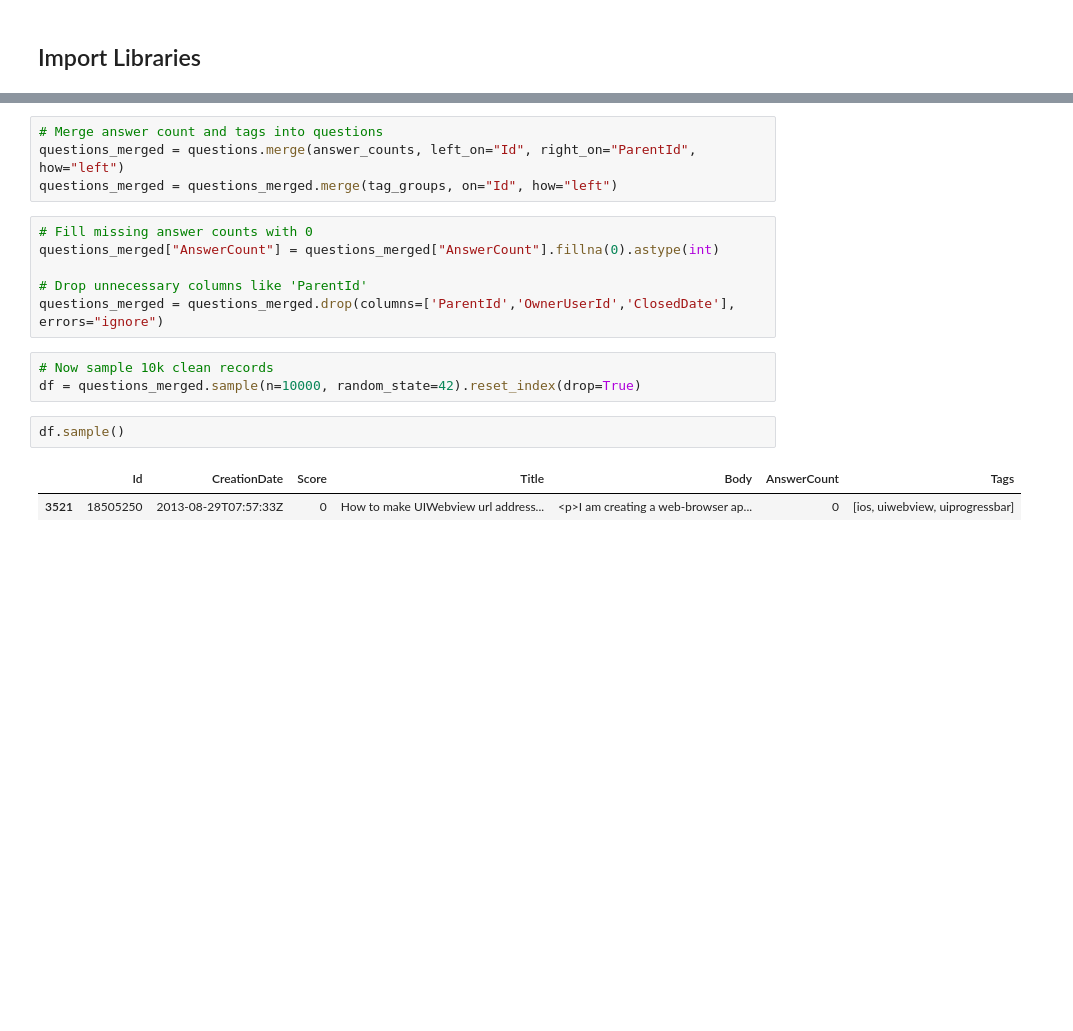
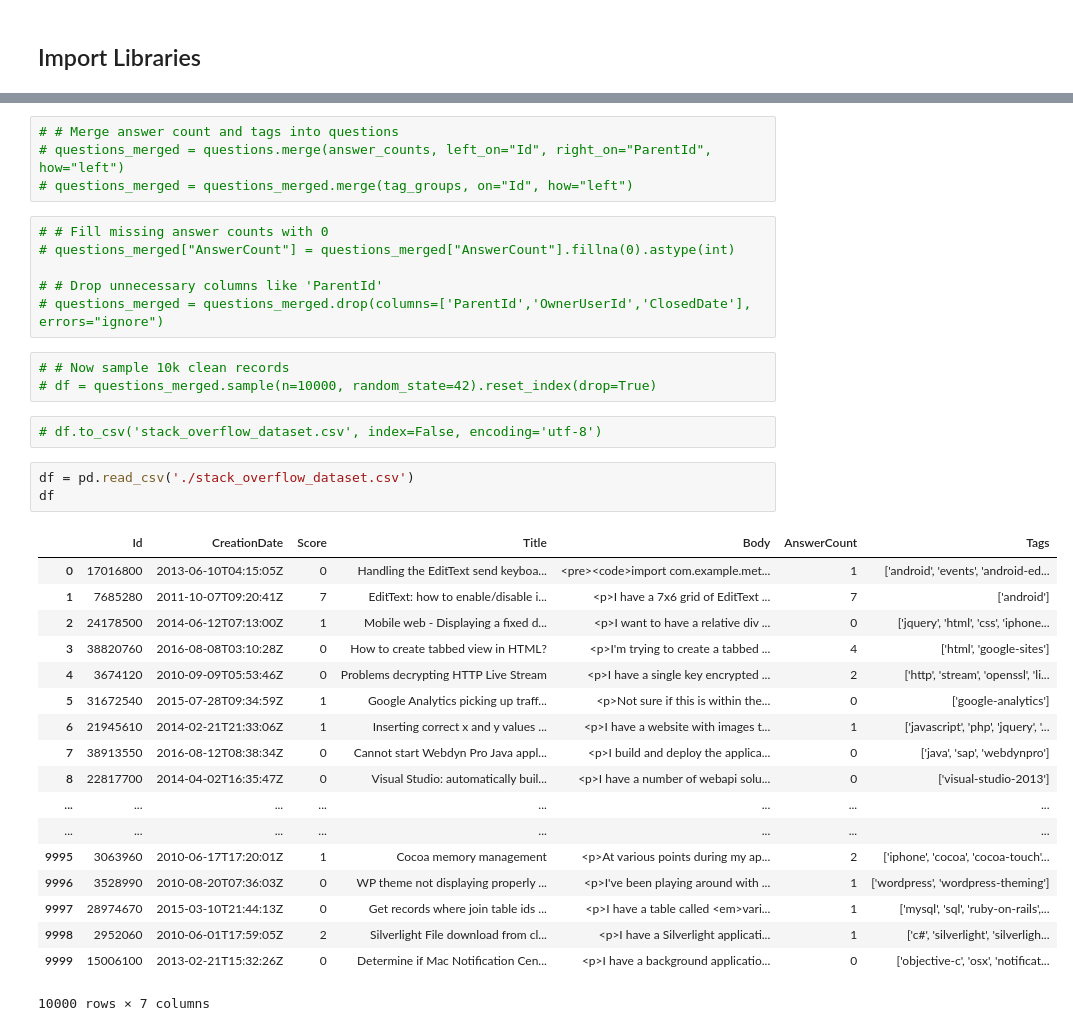
Before and after one commit to danisharain12/AutoTagger-Intelligent-Question-Tagging-with-Difficulty-Intent-Detection, a Jupyter notebook: AutoTagger Intelligent Question Tagging with Difficulty & Intent Detection/AutoTagger Intelligent Question Tagging.ipynb, the cells around one changed output, grey strips where cells are left out. Cells and saved outputs as stored; diff of their text form; blank space fills up the shorter version.

Commit message:
working on cleaning

```diff
--- a/AutoTagger Intelligent Question Tagging with Difficulty & Intent Detection/AutoTagger Intelligent Question Tagging.ipynb
+++ b/AutoTagger Intelligent Question Tagging with Difficulty & Intent Detection/AutoTagger Intelligent Question Tagging.ipynb
@@ -30,18 +34,37 @@ tag_groups = tags.groupby("Id")["Tag"].apply(list).reset_index(name="Tags")
 # %%
-# Merge answer count and tags into questions
-questions_merged = questions.merge(answer_counts, left_on="Id", right_on="ParentId", how="left")
-questions_merged = questions_merged.merge(tag_groups, on="Id", how="left")
+# # Merge answer count and tags into questions
+# questions_merged = questions.merge(answer_counts, left_on="Id", right_on="ParentId", how="left")
+# questions_merged = questions_merged.merge(tag_groups, on="Id", how="left")
 # %%
-# Fill missing answer counts with 0
-questions_merged["AnswerCount"] = questions_merged["AnswerCount"].fillna(0).astype(int)
+# # Fill missing answer counts with 0
+# questions_merged["AnswerCount"] = questions_merged["AnswerCount"].fillna(0).astype(int)
 
-# Drop unnecessary columns like 'ParentId'
-questions_merged = questions_merged.drop(columns=['ParentId','OwnerUserId','ClosedDate'], errors="ignore")
+# # Drop unnecessary columns like 'ParentId'
+# questions_merged = questions_merged.drop(columns=['ParentId','OwnerUserId','ClosedDate'], errors="ignore")
 # %%
-# Now sample 10k clean records
-df = questions_merged.sample(n=10000, random_state=42).reset_index(drop=True)
+# # Now sample 10k clean records
+# df = questions_merged.sample(n=10000, random_state=42).reset_index(drop=True)
-# %%
-df.sample()
-# %% [output]
-|  | Id | CreationDate | Score | Title | Body | AnswerCount | Tags |
-| 3521 | 18505250 | 2013-08-29T07:57:33Z | 0 | How to make UIWebview url address... | <p>I am creating a web-browser ap... | 0 | [ios, uiwebview, uiprogressbar] |
+# %%
+# df.to_csv('stack_overflow_dataset.csv', index=False, encoding='utf-8')
+# %%
+df = pd.read_csv('./stack_overflow_dataset.csv')
+df
+# %% [output]
+|  | Id | CreationDate | Score | Title | Body | AnswerCount | Tags |
+| 0 | 17016800 | 2013-06-10T04:15:05Z | 0 | Handling the EditText send keyboa... | <pre><code>import com.example.met... | 1 | ['android', 'events', 'android-ed... |
+| 1 | 7685280 | 2011-10-07T09:20:41Z | 7 | EditText: how to enable/disable i... | <p>I have a 7x6 grid of EditText ... | 7 | ['android'] |
+| 2 | 24178500 | 2014-06-12T07:13:00Z | 1 | Mobile web - Displaying a fixed d... | <p>I want to have a relative div ... | 0 | ['jquery', 'html', 'css', 'iphone... |
+| 3 | 38820760 | 2016-08-08T03:10:28Z | 0 | How to create tabbed view in HTML? | <p>I'm trying to create a tabbed ... | 4 | ['html', 'google-sites'] |
+| 4 | 3674120 | 2010-09-09T05:53:46Z | 0 | Problems decrypting HTTP Live Stream | <p>I have a single key encrypted ... | 2 | ['http', 'stream', 'openssl', 'li... |
+| 5 | 31672540 | 2015-07-28T09:34:59Z | 1 | Google Analytics picking up traff... | <p>Not sure if this is within the... | 0 | ['google-analytics'] |
+| 6 | 21945610 | 2014-02-21T21:33:06Z | 1 | Inserting correct x and y values ... | <p>I have a website with images t... | 1 | ['javascript', 'php', 'jquery', '... |
+| 7 | 38913550 | 2016-08-12T08:38:34Z | 0 | Cannot start Webdyn Pro Java appl... | <p>I build and deploy the applica... | 0 | ['java', 'sap', 'webdynpro'] |
+| 8 | 22817700 | 2014-04-02T16:35:47Z | 0 | Visual Studio: automatically buil... | <p>I have a number of webapi solu... | 0 | ['visual-studio-2013'] |
+| ... | ... | ... | ... | ... | ... | ... | ... |
+| ... | ... | ... | ... | ... | ... | ... | ... |
+| 9995 | 3063960 | 2010-06-17T17:20:01Z | 1 | Cocoa memory management | <p>At various points during my ap... | 2 | ['iphone', 'cocoa', 'cocoa-touch'... |
+| 9996 | 3528990 | 2010-08-20T07:36:03Z | 0 | WP theme not displaying properly ... | <p>I've been playing around with ... | 1 | ['wordpress', 'wordpress-theming'] |
+| 9997 | 28974670 | 2015-03-10T21:44:13Z | 0 | Get records where join table ids ... | <p>I have a table called <em>vari... | 1 | ['mysql', 'sql', 'ruby-on-rails',... |
+| 9998 | 2952060 | 2010-06-01T17:59:05Z | 2 | Silverlight File download from cl... | <p>I have a Silverlight applicati... | 1 | ['c#', 'silverlight', 'silverligh... |
+| 9999 | 15006100 | 2013-02-21T15:32:26Z | 0 | Determine if Mac Notification Cen... | <p>I have a background applicatio... | 0 | ['objective-c', 'osx', 'notificat... |
+10000 rows × 7 columns
```
Also changed, not shown: parts of 15 cells of this notebook.
